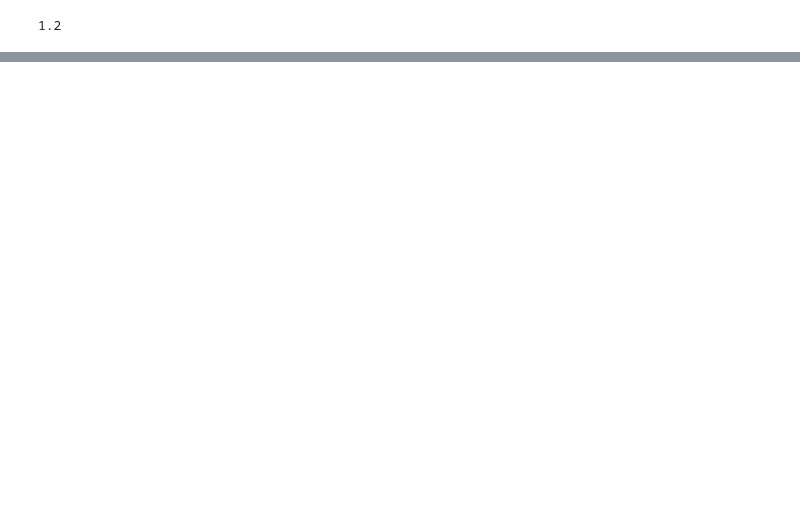
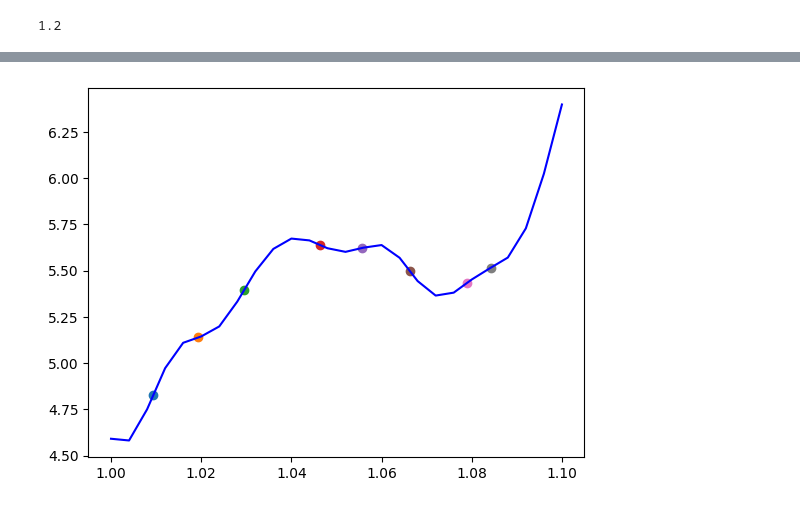
Before and after one commit to ramseylab/vgramreg, a Jupyter notebook: notebooks/Analyze_Detilted_signal.ipynb, the cells around one changed output, grey strips where cells are left out. Cells and saved outputs as stored; diff of their text form; code cells hidden in the pictures; blank space fills up the shorter version.

```diff
--- a/notebooks/Analyze_Detilted_signal.ipynb
+++ b/notebooks/Analyze_Detilted_signal.ipynb
@@ -222,0 +376,8 @@ plt.plot(vg_df['V'], vg_df['detilted'].clip(lower=0.0))
+# %%
+spl_mdl_d      = spline_model.derivative(n=1)
+spl_mdl_d_pred = spl_mdl_d(x)
+plt.plot(x, spl_mdl_d_pred, c='blue')
+for i in roots_ddd:
+    plt.scatter(i, spl_mdl_d(i))
+# %% [output]
+[figure, added]
```
Also changed, not shown: parts of 21 cells of this notebook.
